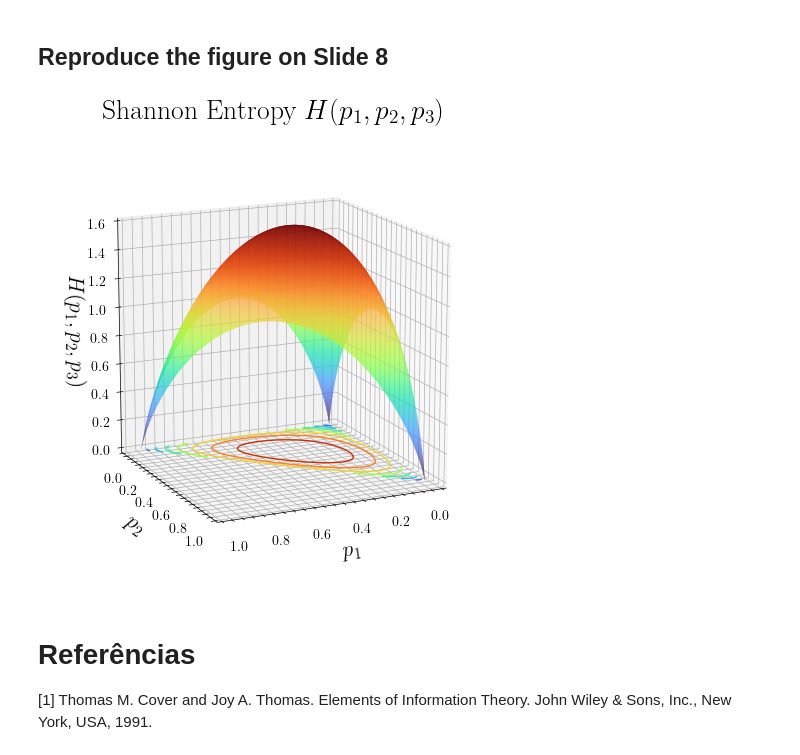
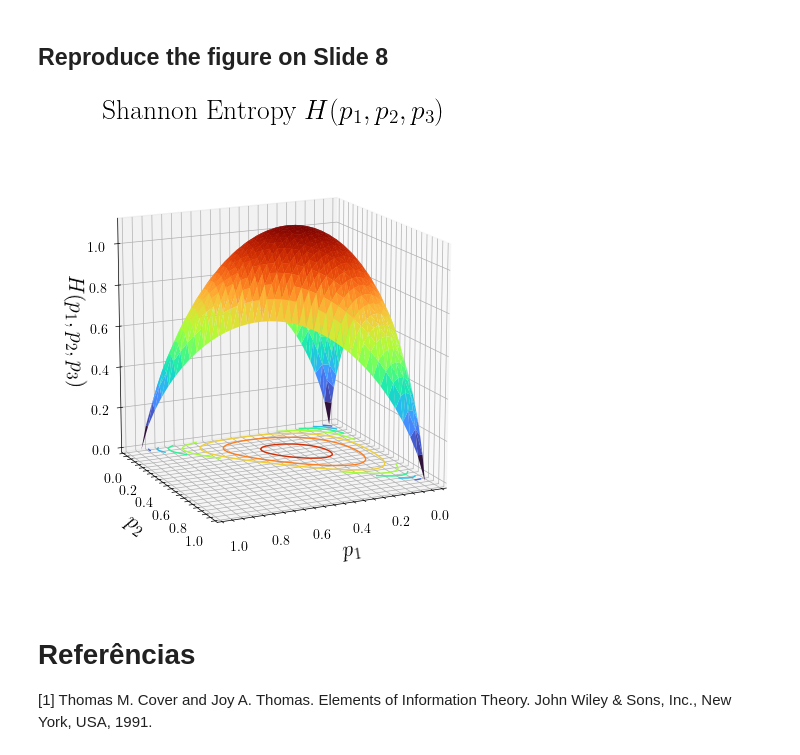
Before and after one commit to silasabs/TIC, a Jupyter notebook: 1. Intro Entropy.ipynb, the cells around one changed output. Cells and saved outputs as stored; diff of their text form; code cells hidden in the pictures.

```diff
--- a/1. Intro Entropy.ipynb
+++ b/1. Intro Entropy.ipynb
@@ -8,7 +8,7 @@ plt.style.use('science')
 warnings.filterwarnings("ignore", category=RuntimeWarning)
 
 saveFigures = True
-figurePath = '/home/silas/Documents/GitHub/TIC/'
+figurePath = '/home/silas/Documents/GitHub/TIC/figures/'
 # %% [markdown]
 # Introduction to Information Theory and Coding
 # %% [markdown]
@@ -175,7 +175,7 @@ def shannon_entropy(p1, p2):
     p3 = 1 - p1 - p2
     if p3 < 0 or p1 < 0 or p2 < 0:
         return np.nan
-    return -sum(p * np.log2(p) for p in [p1, p2, p3] if p > 0)
+    return -sum(p * np.log(p) for p in [p1, p2, p3] if p > 0)
 # %% [markdown]
 ## Simplex Surface Plot
 # %%
@@ -221,39 +221,40 @@ if saveFigures:
 # %% [markdown]
 ## Reproduce the figure on Slide 8
 # %%
-nPoints = 400
+nPoints = 40
 
 p1 = np.linspace(0, 1, nPoints)
 p2 = np.linspace(0, 1, nPoints)
 P1, P2 = np.meshgrid(p1, p2)
+
 H = np.zeros(P1.shape)
 
 # get the entropy values
 for i in range(P1.shape[0]):
     for j in range(P1.shape[1]):
         H[i, j] = shannon_entropy(P1[i, j], P2[i, j])
 
 # get a valid points mask
 mask = P1 + P2 <= 1
 
 fig = plt.figure(figsize=(7, 6))
 ax = fig.add_subplot(111, projection='3d')
 
 ax.plot_trisurf(P1[mask], P2[mask], H[mask], cmap='turbo', edgecolor='none')
 ax.contour(P1, P2, H, zdir='z', offset=0, cmap='turbo')
 
 ax.set_xlabel('$p_1$', fontsize=16)
 ax.set_ylabel('$p_2$', fontsize=16)
 ax.set_zlabel('$H(p_1, p_2, p_3)$', fontsize=16)
 ax.set_title('Shannon Entropy $H(p_1, p_2, p_3)$', fontsize=20)
 
 ax.set_box_aspect([1, 1, 1], zoom=0.90)
 ax.view_init(elev=15, azim=65)
 
 if saveFigures:
     plt.savefig(figurePath + 'Shannon Entropy 3D.png', dpi=600)
 # %% [output]
-[figure, old version]
+[figure, new version]
 # %% [markdown]
 # Referências
 
```
